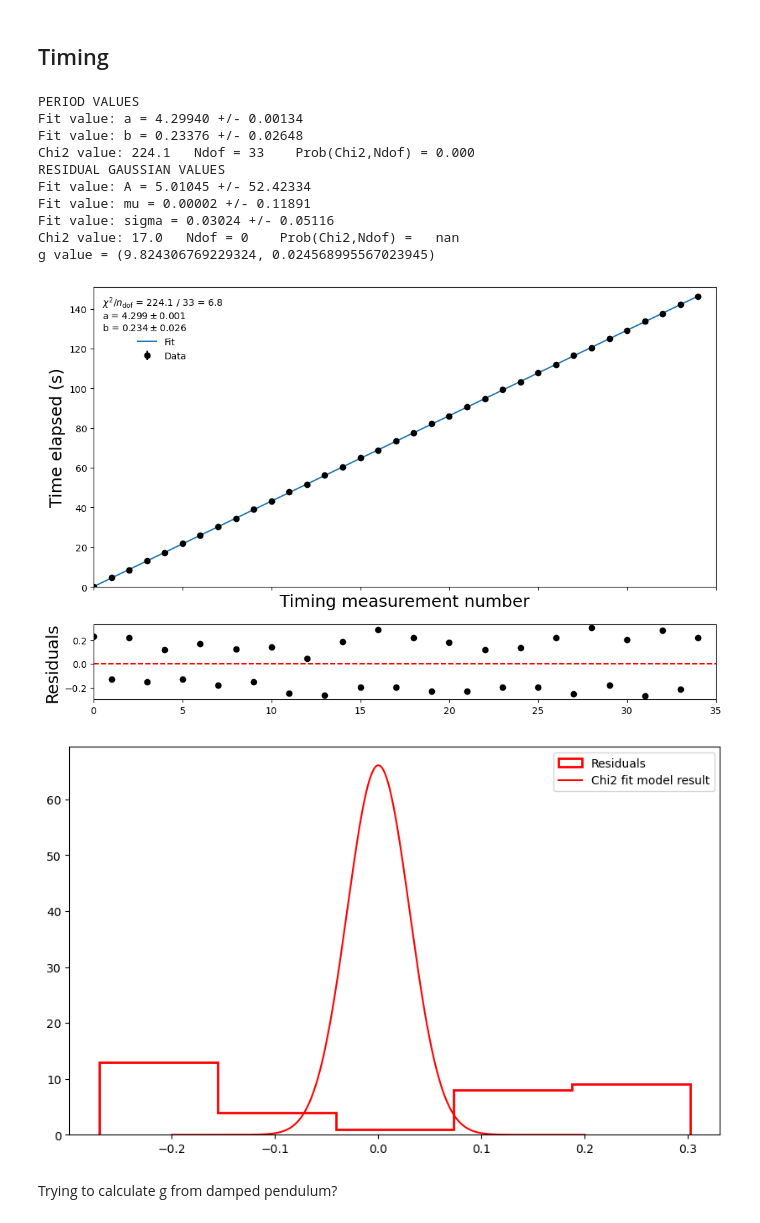
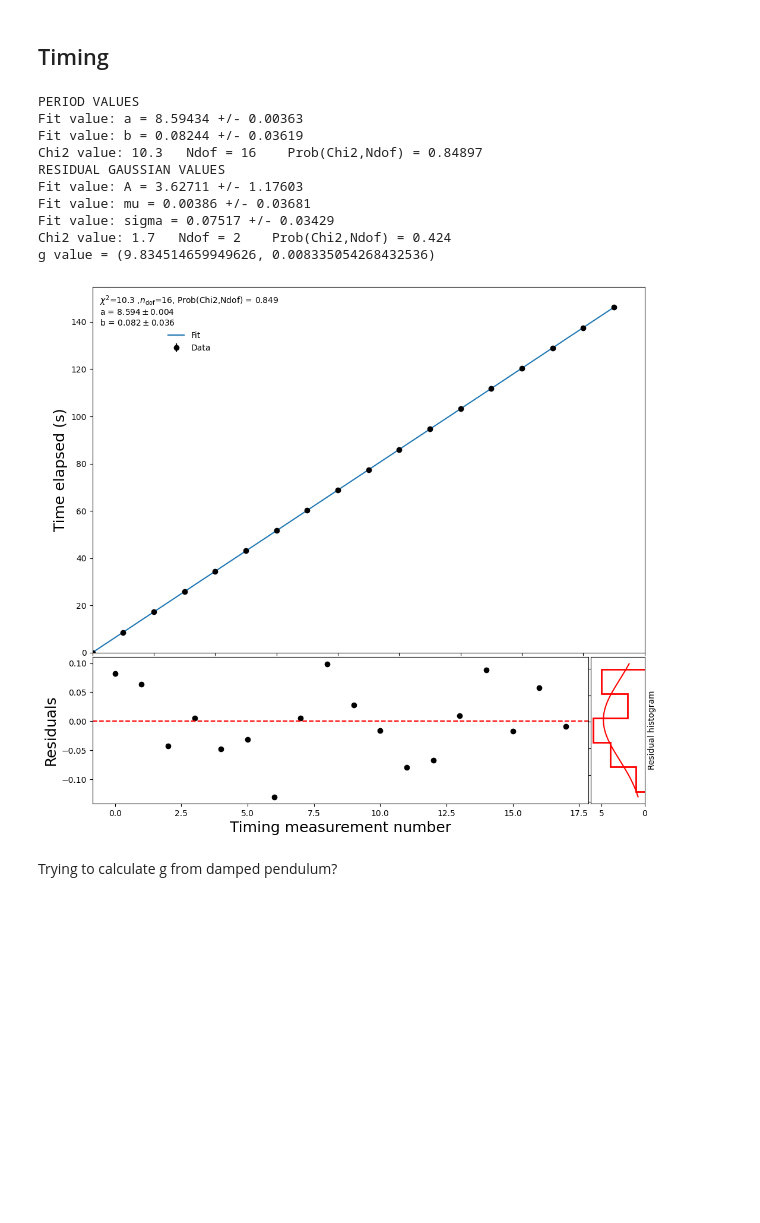
Before and after one commit to RuneEkman/AppStat-project, a Jupyter notebook: projectcode-Copy1.ipynb, the cells around one changed output. Cells and saved outputs as stored; diff of their text form; code cells hidden in the pictures; blank space fills up the shorter version.

```diff
--- a/projectcode-Copy1.ipynb
+++ b/projectcode-Copy1.ipynb
@@ -267,21 +276,19 @@ def ALL(file, bins):
 
 
     print('g value =', g(m.values['a'], 18.4, m.errors['a'], 0.001))
-# %%
-#def visuals(file, ):
-ALL("rune3.dat", 5)
-# %% [output]
-PERIOD VALUES
-Fit value: a = 4.29940 +/- 0.00134
-Fit value: b = 0.23376 +/- 0.02648
-Chi2 value: 224.1   Ndof = 33    Prob(Chi2,Ndof) = 0.000
-RESIDUAL GAUSSIAN VALUES
-Fit value: A = 5.01045 +/- 52.42334
-Fit value: mu = 0.00002 +/- 0.11891
-Fit value: sigma = 0.03024 +/- 0.05116
-Chi2 value: 17.0   Ndof = 0    Prob(Chi2,Ndof) =   nan
-g value = (9.824306769229324, 0.024568995567023945)
-[figure, removed]
-[figure, removed]
+# %%
+ALL("rune3.dat", 5, L= L_laser, sig_L= L_laser_unc)
+# %% [output]
+PERIOD VALUES
+Fit value: a = 8.59434 +/- 0.00363
+Fit value: b = 0.08244 +/- 0.03619
+Chi2 value: 10.3   Ndof = 16    Prob(Chi2,Ndof) = 0.84897
+RESIDUAL GAUSSIAN VALUES
+Fit value: A = 3.62711 +/- 1.17603
+Fit value: mu = 0.00386 +/- 0.03681
+Fit value: sigma = 0.07517 +/- 0.03429
+Chi2 value: 1.7   Ndof = 2    Prob(Chi2,Ndof) = 0.424
+g value = (9.834514659949626, 0.008335054268432536)
+[figure, added]
 # %% [markdown]
 Trying to calculate g from damped pendulum?
```
Also changed, not shown: parts of 1 cell of this notebook.
